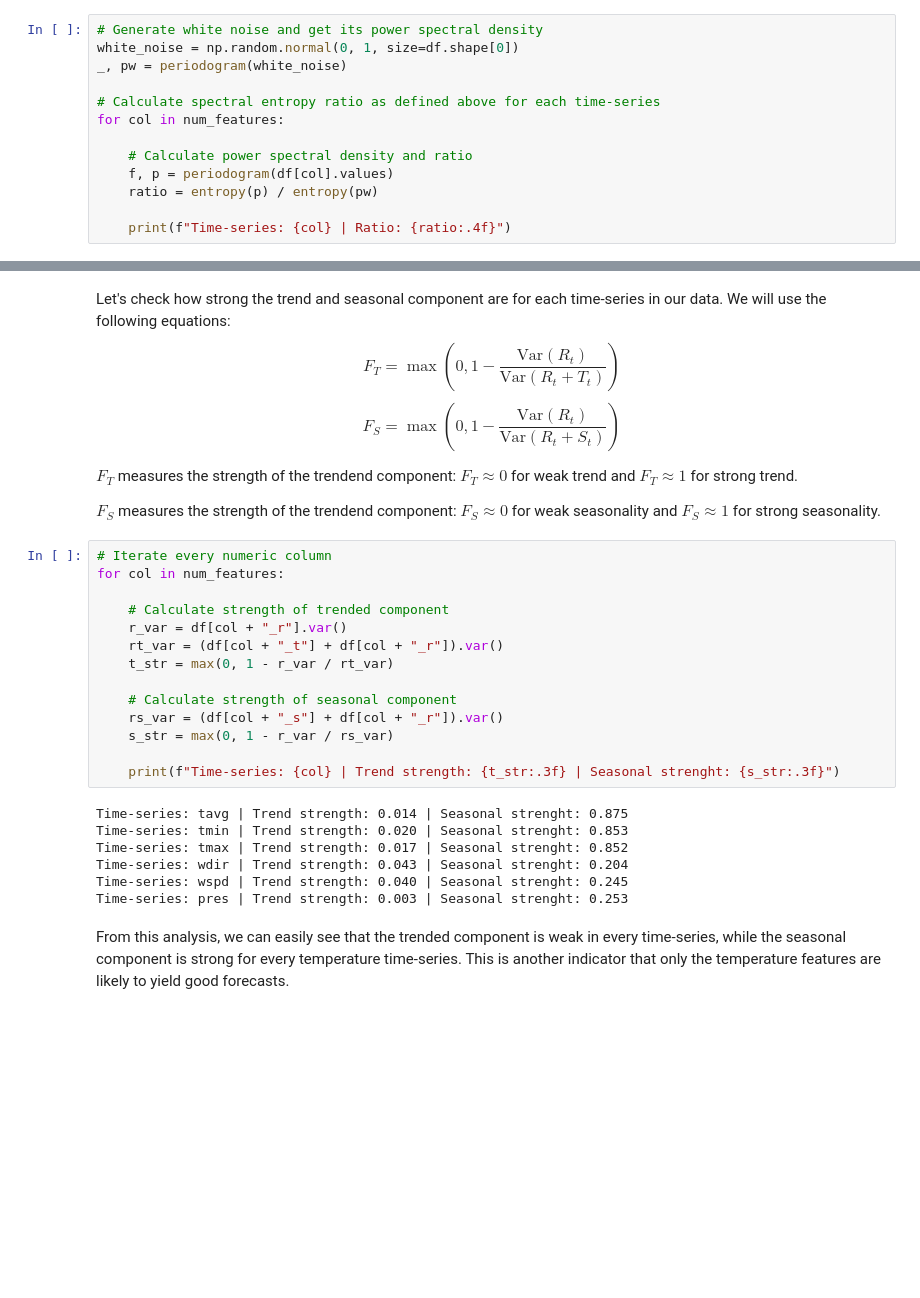
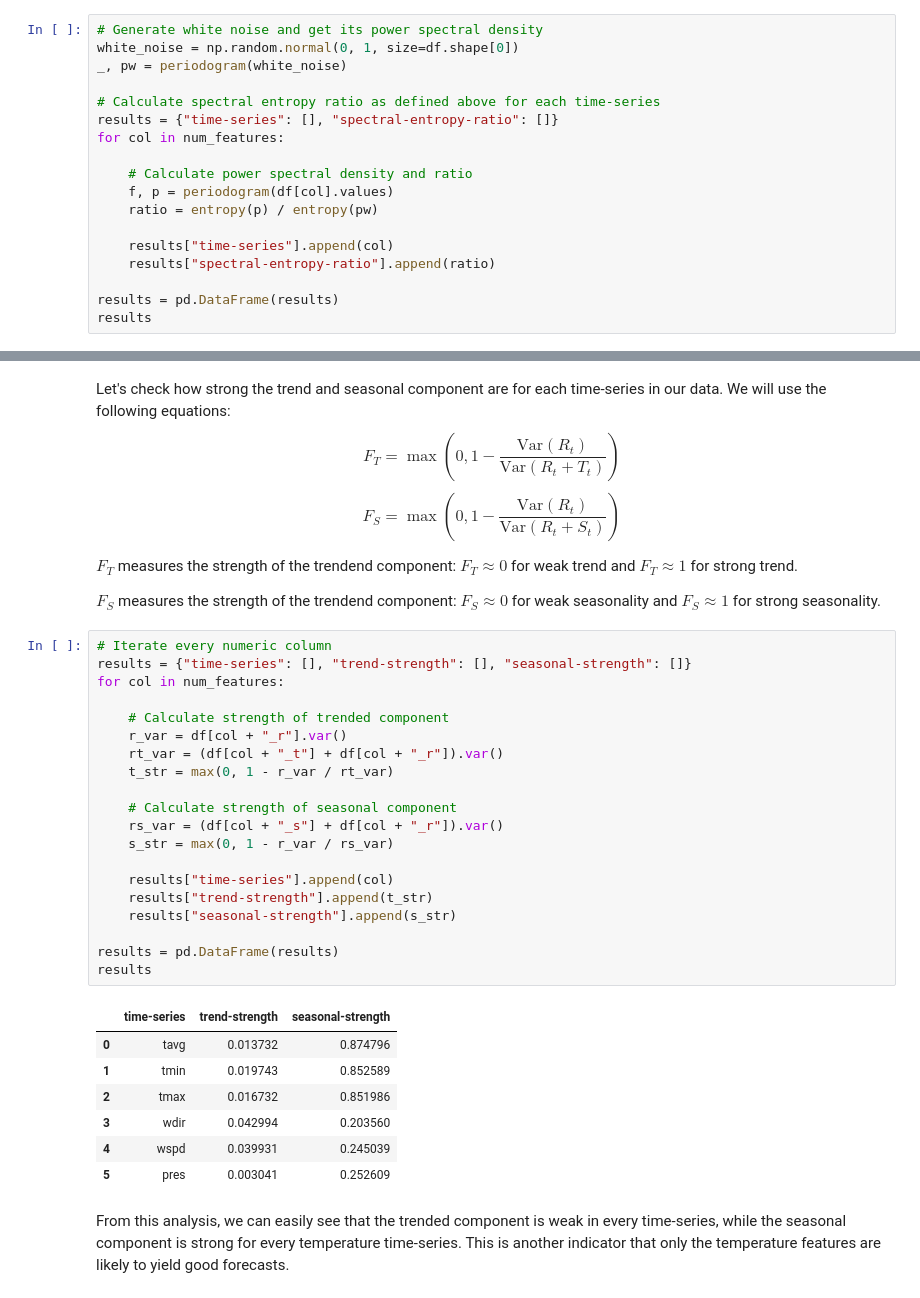
Before and after one commit to GilbertoCunha/Weather-Forecast, a Jupyter notebook: 1-eda.ipynb, the cells around one changed output, grey strips where cells are left out. Saved outputs shown, nothing was run; the diff lists cells and outputs as text; blank space fills up the shorter version.

```diff
--- a/1-eda.ipynb
+++ b/1-eda.ipynb
@@ -391,11 +391,16 @@ white_noise = np.random.normal(0, 1, size=df.shape[0])
 _, pw = periodogram(white_noise)
 
 # Calculate spectral entropy ratio as defined above for each time-series
+results = {"time-series": [], "spectral-entropy-ratio": []}
 for col in num_features:
 
     # Calculate power spectral density and ratio
     f, p = periodogram(df[col].values)
     ratio = entropy(p) / entropy(pw)
 
-    print(f"Time-series: {col} | Ratio: {ratio:.4f}")
+    results["time-series"].append(col)
+    results["spectral-entropy-ratio"].append(ratio)
+
+results = pd.DataFrame(results)
+results
 # %% [output]
@@ -474,25 +480,32 @@ $F_T$ measures the strength of the trendend component: $F_T \approx 0$ for weak
 $F_S$ measures the strength of the trendend component: $F_S \approx 0$ for weak seasonality and $F_S \approx 1$ for strong seasonality.
 # %%
 # Iterate every numeric column
+results = {"time-series": [], "trend-strength": [], "seasonal-strength": []}
 for col in num_features:
 
     # Calculate strength of trended component
     r_var = df[col + "_r"].var()
     rt_var = (df[col + "_t"] + df[col + "_r"]).var()
     t_str = max(0, 1 - r_var / rt_var)
 
     # Calculate strength of seasonal component
     rs_var = (df[col + "_s"] + df[col + "_r"]).var()
     s_str = max(0, 1 - r_var / rs_var)
 
-    print(f"Time-series: {col} | Trend strength: {t_str:.3f} | Seasonal strenght: {s_str:.3f}")
+    results["time-series"].append(col)
+    results["trend-strength"].append(t_str)
+    results["seasonal-strength"].append(s_str)
+
+results = pd.DataFrame(results)
+results
 # %% [output]
-Time-series: tavg | Trend strength: 0.014 | Seasonal strenght: 0.875
-Time-series: tmin | Trend strength: 0.020 | Seasonal strenght: 0.853
-Time-series: tmax | Trend strength: 0.017 | Seasonal strenght: 0.852
-Time-series: wdir | Trend strength: 0.043 | Seasonal strenght: 0.204
-Time-series: wspd | Trend strength: 0.040 | Seasonal strenght: 0.245
-Time-series: pres | Trend strength: 0.003 | Seasonal strenght: 0.253
+|  | time-series | trend-strength | seasonal-strength |
+| 0 | tavg | 0.013732 | 0.874796 |
+| 1 | tmin | 0.019743 | 0.852589 |
+| 2 | tmax | 0.016732 | 0.851986 |
+| 3 | wdir | 0.042994 | 0.203560 |
+| 4 | wspd | 0.039931 | 0.245039 |
+| 5 | pres | 0.003041 | 0.252609 |
 # %% [markdown]
 From this analysis, we can easily see that the trended component is weak in every time-series, while the seasonal component is strong for every temperature time-series. This is another indicator that only the temperature features are likely to yield good forecasts.
 # %% [markdown]
```
Also changed, not shown: parts of 2 cells of this notebook, 1 other file.
